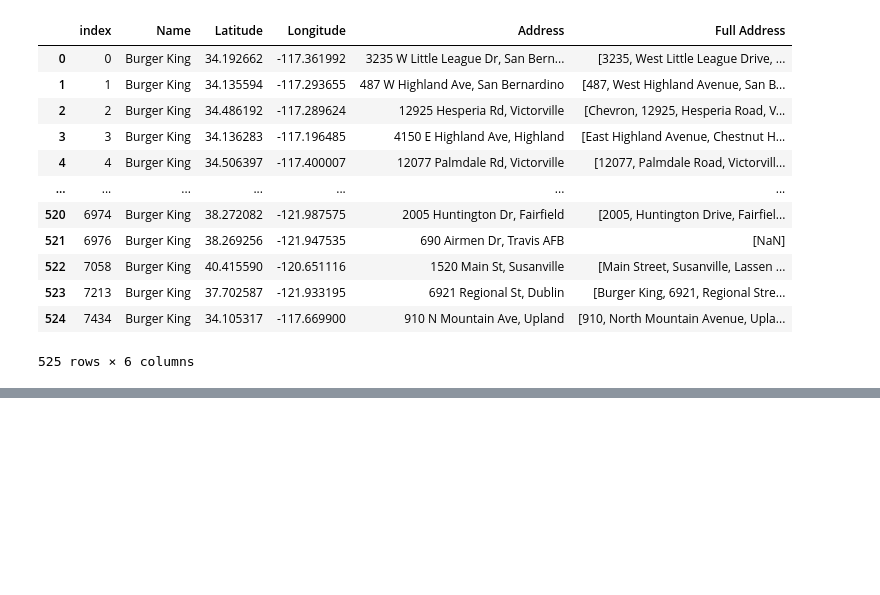
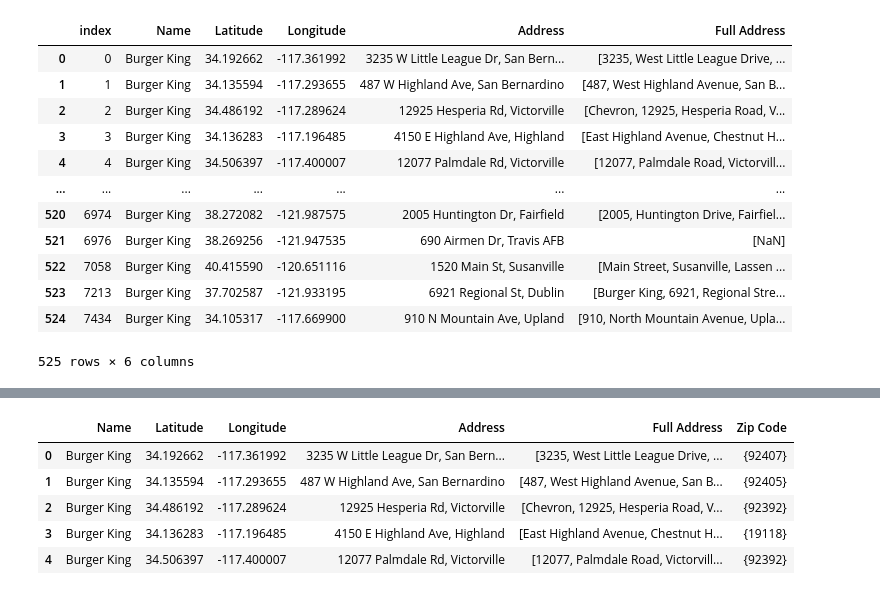
Before and after one commit to haileliya/RealEstateProject, a Jupyter notebook: Burger_King_Scrape.ipynb, the cells around one changed output, grey strips where cells are left out. Saved outputs shown, nothing was run; the diff lists cells and outputs as text; code cells hidden in the pictures; blank space fills up the shorter version.

```diff
--- a/Burger_King_Scrape.ipynb
+++ b/Burger_King_Scrape.ipynb
@@ -378,2 +412,10 @@ clean_df = clean_df.drop(columns=['index'],axis=1)
 # %%
-clean_df.to_csv('Burger_King_data.csv')
+clean_df["Zip Code"] = zip_codes_list
+clean_df.head()
+# %% [output]
+|  | Name | Latitude | Longitude | Address | Full Address | Zip Code |
+| 0 | Burger King | 34.192662 | -117.361992 | 3235 W Little League Dr, San Bern... | [3235, West Little League Drive, ... | {92407} |
+| 1 | Burger King | 34.135594 | -117.293655 | 487 W Highland Ave, San Bernardino | [487, West Highland Avenue, San B... | {92405} |
+| 2 | Burger King | 34.486192 | -117.289624 | 12925 Hesperia Rd, Victorville | [Chevron, 12925, Hesperia Road, V... | {92392} |
+| 3 | Burger King | 34.136283 | -117.196485 | 4150 E Highland Ave, Highland | [East Highland Avenue, Chestnut H... | {19118} |
+| 4 | Burger King | 34.506397 | -117.400007 | 12077 Palmdale Rd, Victorville | [12077, Palmdale Road, Victorvill... | {92392} |
```
Also changed, not shown: parts of 4 cells of this notebook, 4 other files.
